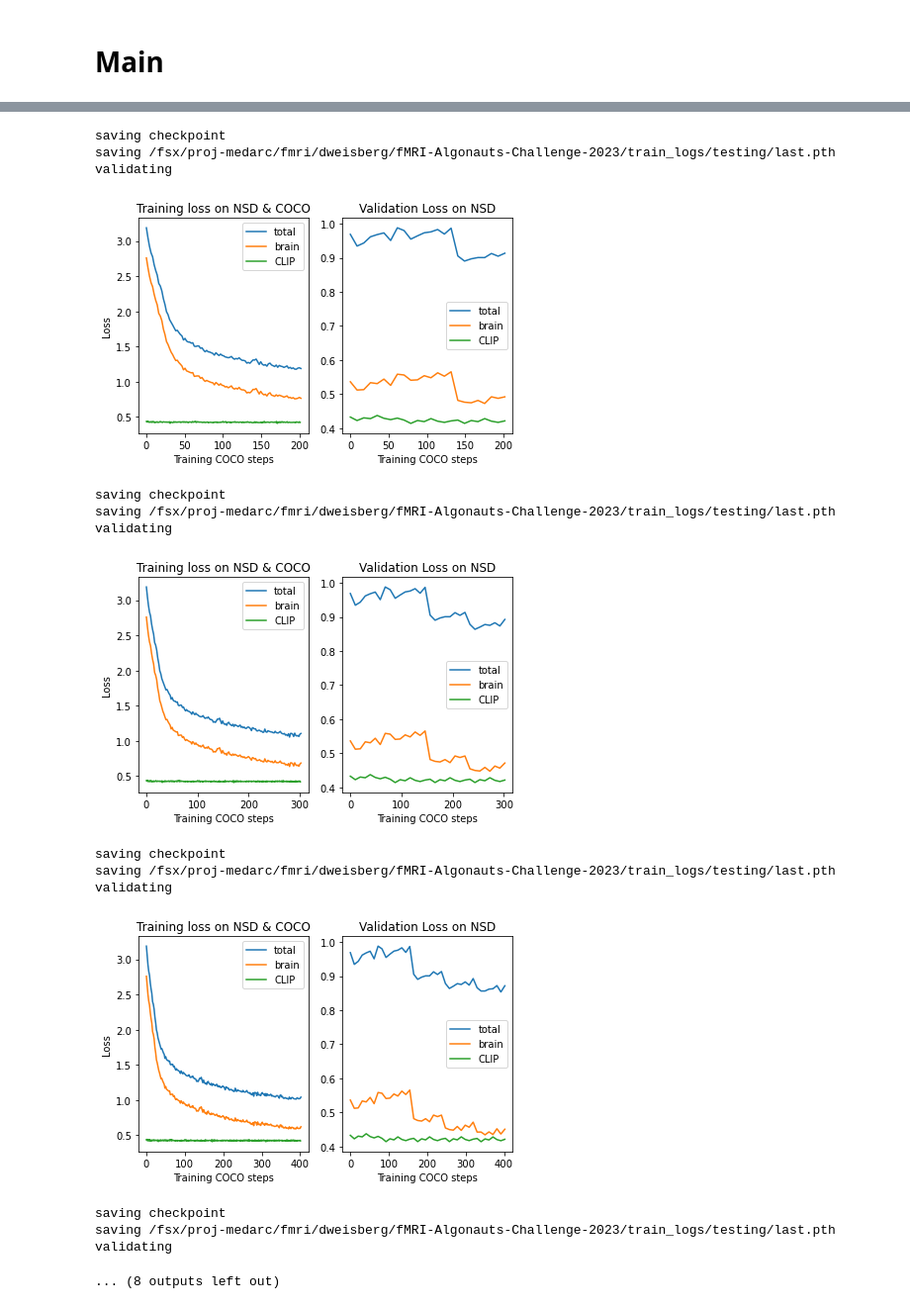
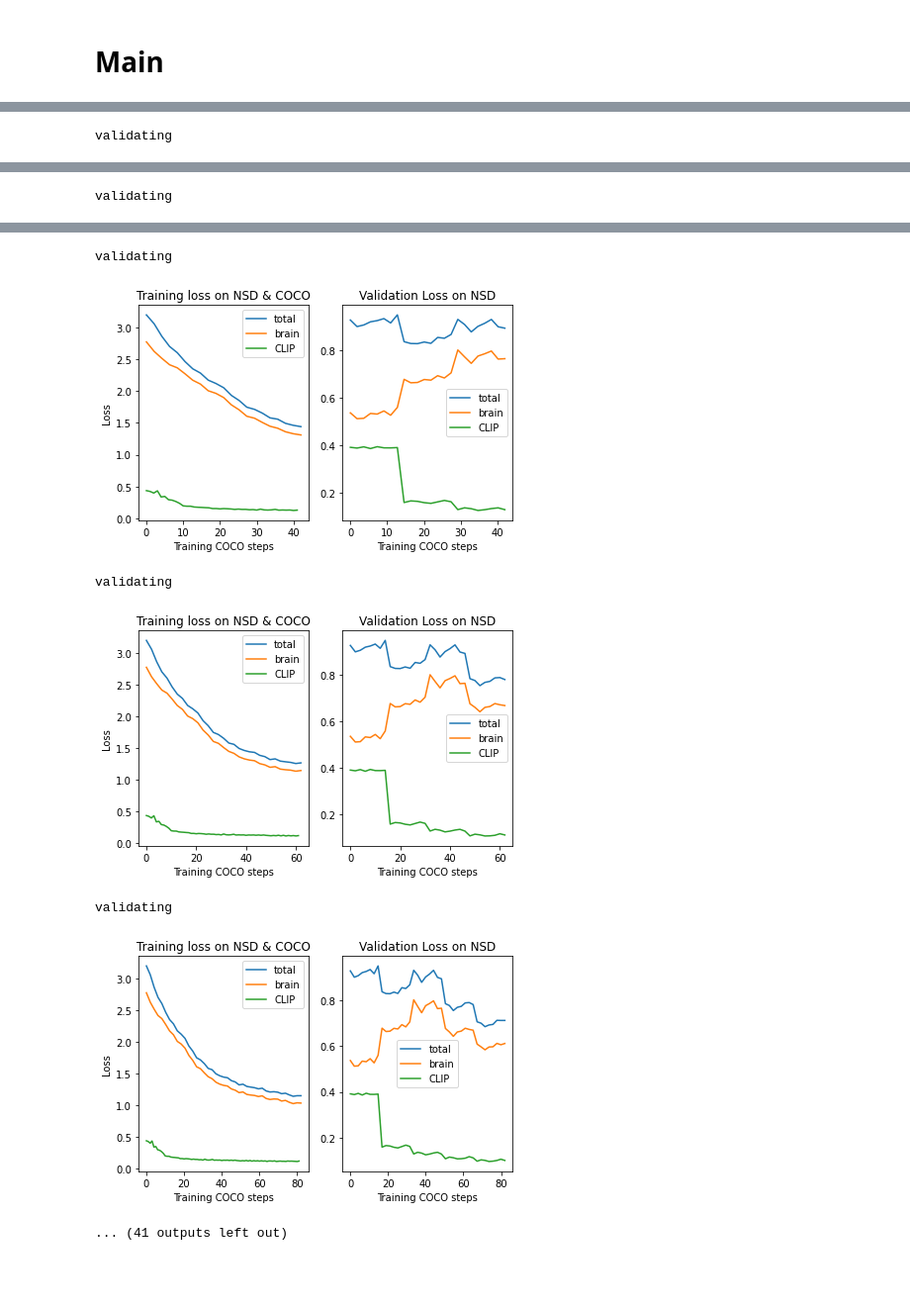
Before and after one commit to MedARC-AI/fMRI-Algonauts-Challenge-2023, a Jupyter notebook: cyclicPrototype.ipynb, the cells around one changed output, grey strips where cells are left out. Shown at 99% size. Saved outputs shown, nothing was run; the diff lists cells and outputs as text; code cells hidden in the pictures; blank space fills up the shorter version.

```diff
--- a/cyclicPrototype.ipynb
+++ b/cyclicPrototype.ipynb
@@ -473,14 +472,14 @@ if local_rank==0:
     utils.count_params(cycle)
 
 
-# no_decay = ['bias']
-# opt_grouped_parameters = [
-#     {'params': [p for n, p in cycle.named_parameters() if not any(nd in n for nd in no_decay)], 'weight_decay': 1e-2},
-#     {'params': [p for n, p in cycle.named_parameters() if any(nd in n for nd in no_decay)], 'weight_decay': 0.0}
-# ]
+no_decay = ['bias']
+opt_grouped_parameters = [
+    {'params': [p for n, p in cycle.named_parameters() if not any(nd in n for nd in no_decay)], 'weight_decay': 1e-2},
+    {'params': [p for n, p in cycle.named_parameters() if any(nd in n for nd in no_decay)], 'weight_decay': 0.0}
+]
 
-# gradient update only clip2vert paramaters
-optimizer = torch.optim.AdamW(cycle.clip2vert.parameters(), lr=3e-4) # lr doesnt get used if lr_scheduler='cycle'
+optimizer = torch.optim.AdamW(opt_grouped_parameters, lr=3e-4) # lr doesnt get used if lr_scheduler='cycle'
+
 
 if lr_scheduler == 'fixed':
     lr_scheduler = None
@@ -542,19 +541,15 @@ cycle, optimizer, train_coco_dl, val_coco_dl, lr_scheduler = accelerator.prepare
 # loss function
 mse = nn.MSELoss()
 def loss_fnxn(clip_target=None, clip_pred=None, brain_target=None, brain_pred=None, alpha=1, loss_type="clip"):
-    if loss_type=="clip":
-        loss = mse(clip_target, clip_pred)
-    elif loss_type=="brain":
-        loss = mse(brain_target, brain_pred)
-    elif loss_type=="both":
-        brain_loss = mse(brain_target, brain_pred)
-        clip_loss = mse(clip_target, clip_pred)
-        loss = clip_loss+alpha*brain_loss
-    else:
-        raise Exception("invalid loss type")
+    loss=[0,0]
+    if loss_type=="clip" or loss_type=="both":
+        loss[0] = mse(clip_target, clip_pred)
+    if loss_type=="brain" or loss_type=="both":
+        loss[1] = alpha*mse(brain_target, brain_pred)
+    loss = sum(loss)
+
     return loss
 # %%
-# TODO:
 step = 0
 train_losses_total, train_losses_clip, train_losses_brain, val_losses_total, val_losses_clip, val_losses_brain, lrs = [],[],[], [], [], [], []
 best_val_loss = 1e9
@@ -588,14 +583,17 @@ if step!=0:
     print("Finished forwarding!")
 
 # hyperparameters
-cocoRate = int(1e9) # int number of COCO batches to algonauts batches
+cocoRate = 1 # int number of COCO batches to algonauts batches
 alpha = 1 # coefficient of loss on brain activity in total loss
+print("number of COCO batches to algonauts batches:", cocoRate)
+print("alpha:",alpha)
 
 alg_batches = itertools.cycle(enumerate(tqdm(train_alg_dl, desc='training algonauts', leave=False)))
 
 # training loop
 cycle.train()
 for step, coco_image in progress_bar:
+    cycle.vert2clip.eval() # freezing pretrained model
     if step%cocoRate==0:
         alg_batch = next(alg_batches, None)
         img_batches = [coco_image, alg_batch]
@@ -626,6 +624,7 @@ for step, coco_image in progress_bar:
                                                 alpha=alpha, loss_type="clip")
             train_loss_brain = loss_fnxn(brain_target=brain_target, brain_pred=brain_pred,
                                                alpha=alpha, loss_type="brain")
+            train_loss_total = train_loss_clip+train_loss_brain
             train_losses_total.append(train_loss_total.item())
             train_losses_clip.append(train_loss_clip.item())
             train_losses_brain.append(train_loss_brain.item())
@@ -677,13 +676,11 @@ for step, coco_image in progress_bar:
                     clip_target = clip_extractor.embed_image(image).float()
                     brain_target = torch.cat((lh_vert, rh_vert), 1)
                     brain_pred, clip_pred = cycle(clip_target, paired=True)
-                    val_loss_total =  loss_fnxn(clip_target=clip_target,clip_pred=clip_pred,
-                                                brain_target=brain_target, brain_pred=brain_pred,
-                                                alpha=alpha, loss_type="both")
                     val_loss_clip = loss_fnxn(clip_target=clip_target,clip_pred=clip_pred,
                                                 alpha=alpha, loss_type="clip")
                     val_loss_brain = loss_fnxn(brain_target=brain_target, brain_pred=brain_pred,
                                                alpha=alpha, loss_type="brain")
+                    val_loss_total = val_loss_clip+val_loss_brain
                     utils.check_loss(val_loss_total)
                     utils.check_loss(val_loss_clip)
                     utils.check_loss(val_loss_brain)
@@ -736,0 +735 @@ validating
+validating
@@ -740,0 +737 @@ validating
+validating
@@ -742,16 +739,7 @@ validating
-saving checkpoint
-saving /fsx/proj-medarc/fmri/dweisberg/fMRI-Algonauts-Challenge-2023/train_logs/testing/last.pth
-validating
+validating
-[figure, old version]
+[figure, new version]
-saving checkpoint
-saving /fsx/proj-medarc/fmri/dweisberg/fMRI-Algonauts-Challenge-2023/train_logs/testing/last.pth
-validating
+validating
-[figure, old version]
+[figure, new version]
-saving checkpoint
-saving /fsx/proj-medarc/fmri/dweisberg/fMRI-Algonauts-Challenge-2023/train_logs/testing/last.pth
-validating
+validating
-[figure, old version]
+[figure, new version]
-saving checkpoint
-saving /fsx/proj-medarc/fmri/dweisberg/fMRI-Algonauts-Challenge-2023/train_logs/testing/last.pth
-validating
-... (8 outputs left out)
+... (41 outputs left out)
```
Also changed, not shown: parts of 5 cells of this notebook.
